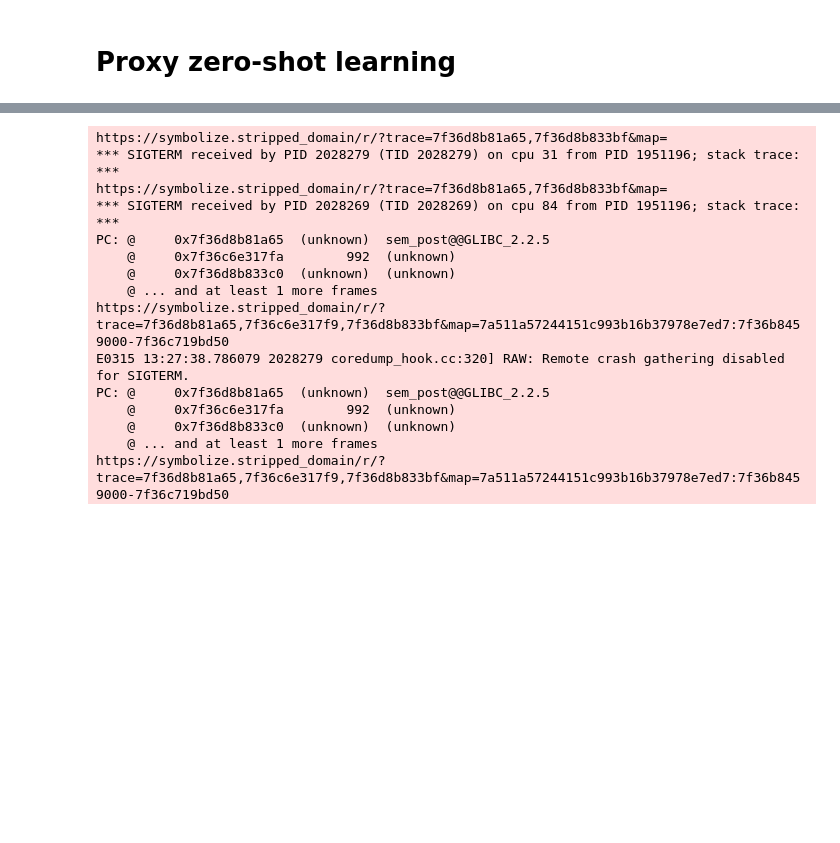
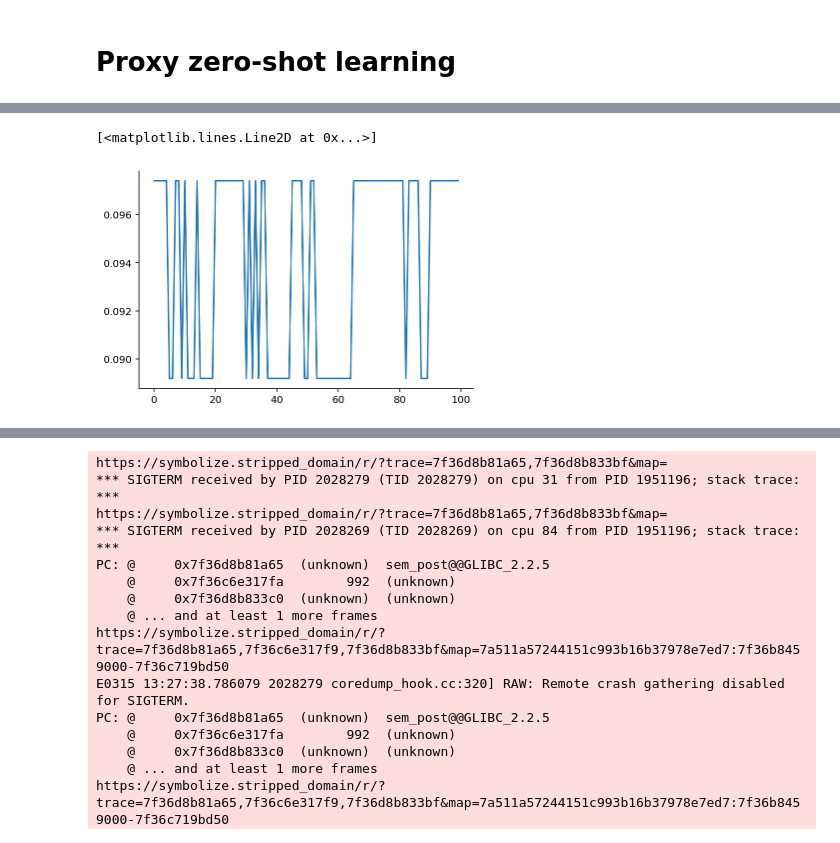
Before and after one commit to probml/shift-happens, a Jupyter notebook: notebooks/008-gendist-v1-rotation.ipynb, the cells around one changed output, grey strips where cells are left out. Saved outputs shown, nothing was run; the diff lists cells and outputs as text; code cells hidden in the pictures; blank space fills up the shorter version.

```diff
--- a/notebooks/008-gendist-v1-rotation.ipynb
+++ b/notebooks/008-gendist-v1-rotation.ipynb
@@ -307,6 +465,11 @@ def predict_shifted_dataset(ix_seed, X_batch, processor, config, wmodel, wparams
     y_batch_hat = dmodel.apply(predicted_weights, X_batch_shift)
 
     return y_batch_hat
+# %%
+plt.plot(accuracy_configs_learned)
+# %% [output]
+[<matplotlib.lines.Line2D at 0x...>]
+[figure, added]
 # %%
 ix = 4
 accuracy_configs_learned = []
```
Also changed, not shown: parts of 60 cells of this notebook.
